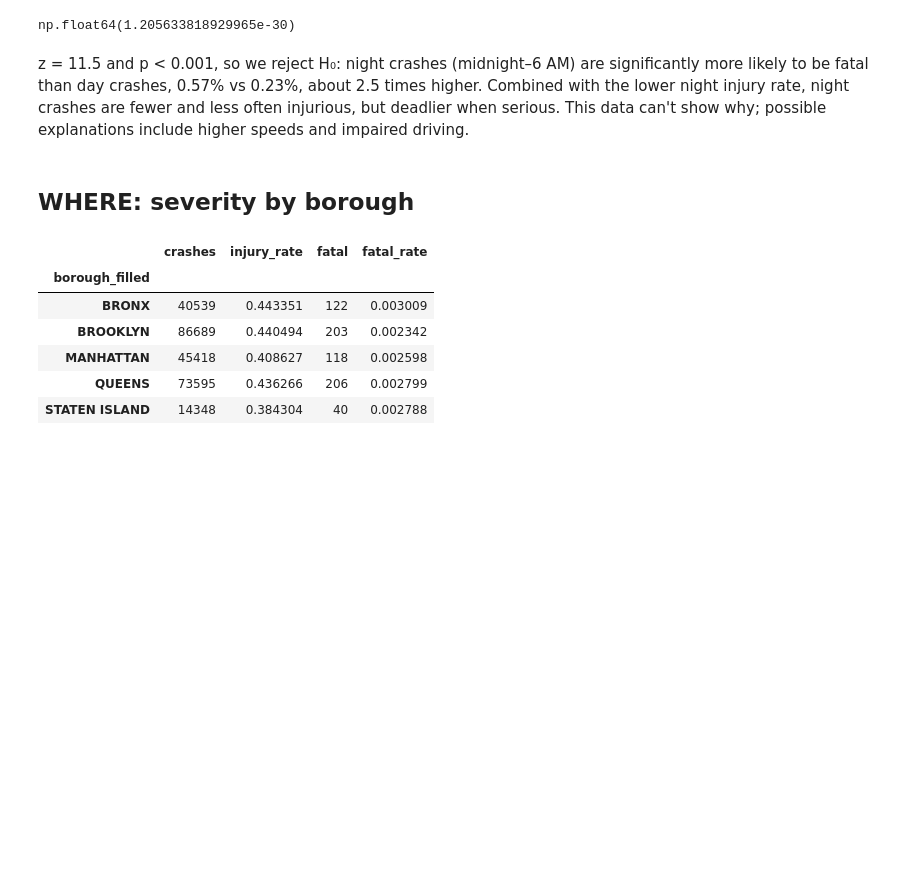
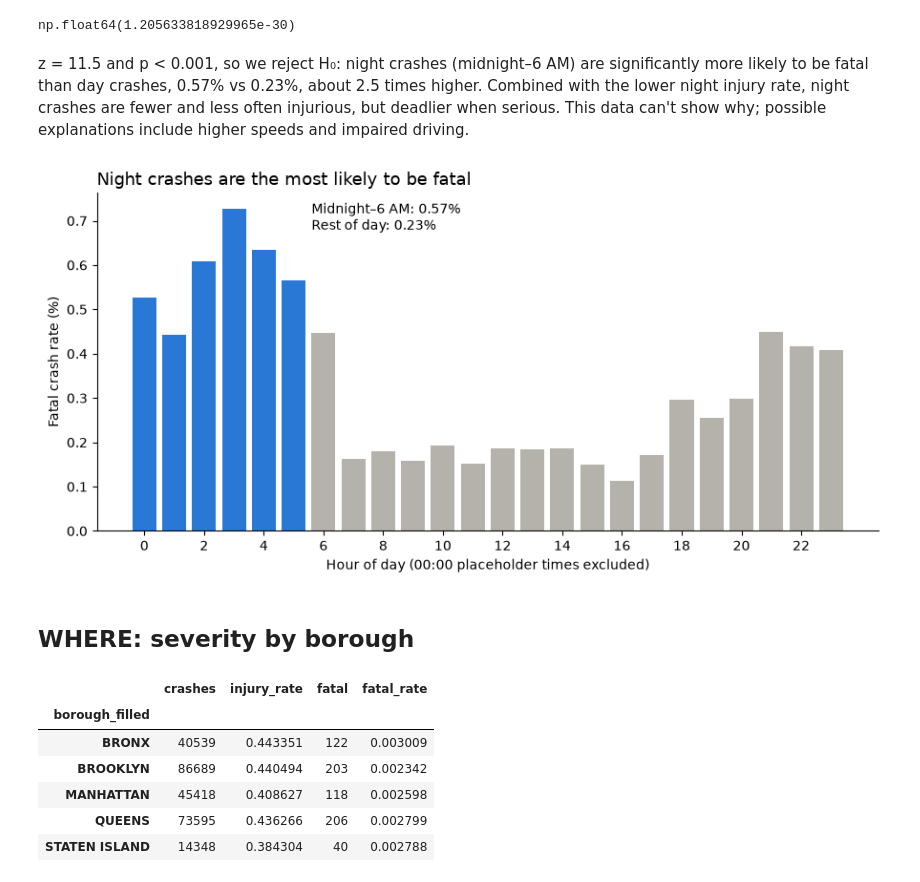
Before and after one commit to tonynnn777/nyc-collision-risk, a Jupyter notebook: notebooks/02_frequency_severity.ipynb, the cells around one changed output. Cells and saved outputs as stored; diff of their text form; code cells hidden in the pictures; blank space fills up the shorter version.

Commit message:
Add fatal-rate-by-hour chart

```diff
--- a/notebooks/02_frequency_severity.ipynb
+++ b/notebooks/02_frequency_severity.ipynb
@@ -163,6 +164,22 @@ p_value
 np.float64(1.205633818929965e-30)
 # %% [markdown]
 z = 11.5 and p < 0.001, so we reject H₀: night crashes (midnight–6 AM) are significantly more likely to be fatal than day crashes, 0.57% vs 0.23%, about 2.5 times higher. Combined with the lower night injury rate, night crashes are fewer and less often injurious, but deadlier when serious. This data can't show why; possible explanations include higher speeds and impaired driving.
+# %%
+# night hours (0-5) in blue, the rest in gray
+colors = ['#2a78d6' if hour <= 5 else '#b4b2ab' for hour in by_hour_fatal.index]
+
+plt.figure(figsize=(9, 4.5))
+plt.bar(by_hour_fatal.index, by_hour_fatal * 100, color=colors)
+plt.title('Night crashes are the most likely to be fatal', loc='left', fontsize=13)
+plt.xlabel('Hour of day (00:00 placeholder times excluded)')
+plt.ylabel('Fatal crash rate (%)')
+plt.xticks(range(0, 24, 2))
+plt.text(5.6, 0.68, 'Midnight–6 AM: 0.57%\nRest of day: 0.23%', fontsize=10)
+plt.gca().spines[['top', 'right']].set_visible(False)
+plt.tight_layout()
+plt.savefig('../images/fatal_rate_by_hour.png', dpi=150)
+# %% [output]
+[figure, added]
 # %% [markdown]
 ## WHERE: severity by borough
 # %%
```
Also changed, not shown: parts of 1 cell of this notebook, 1 other file.
